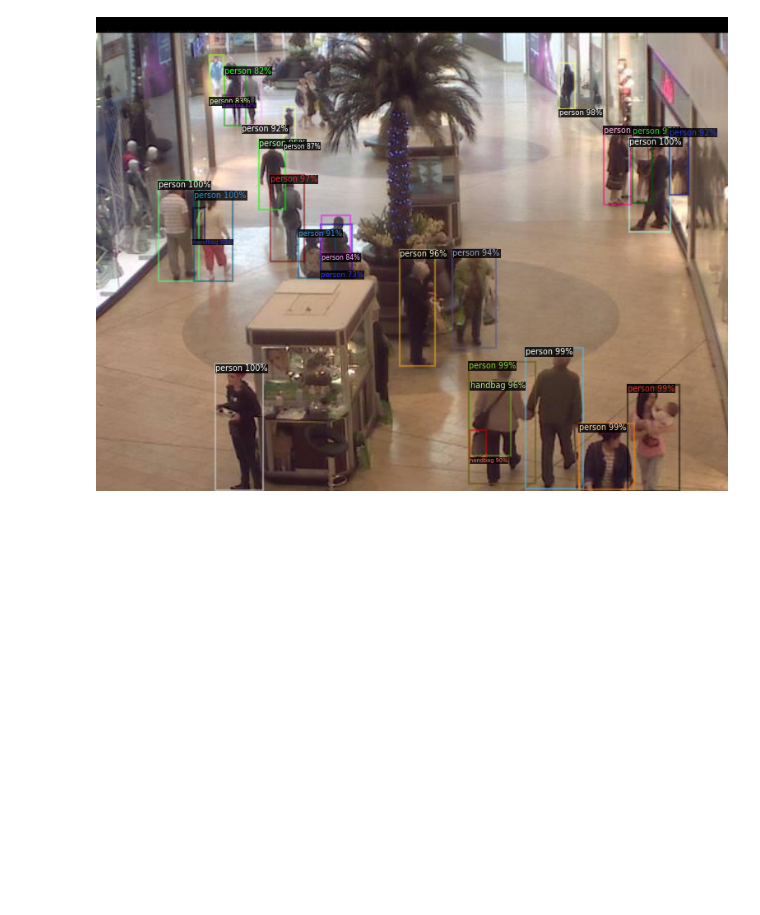
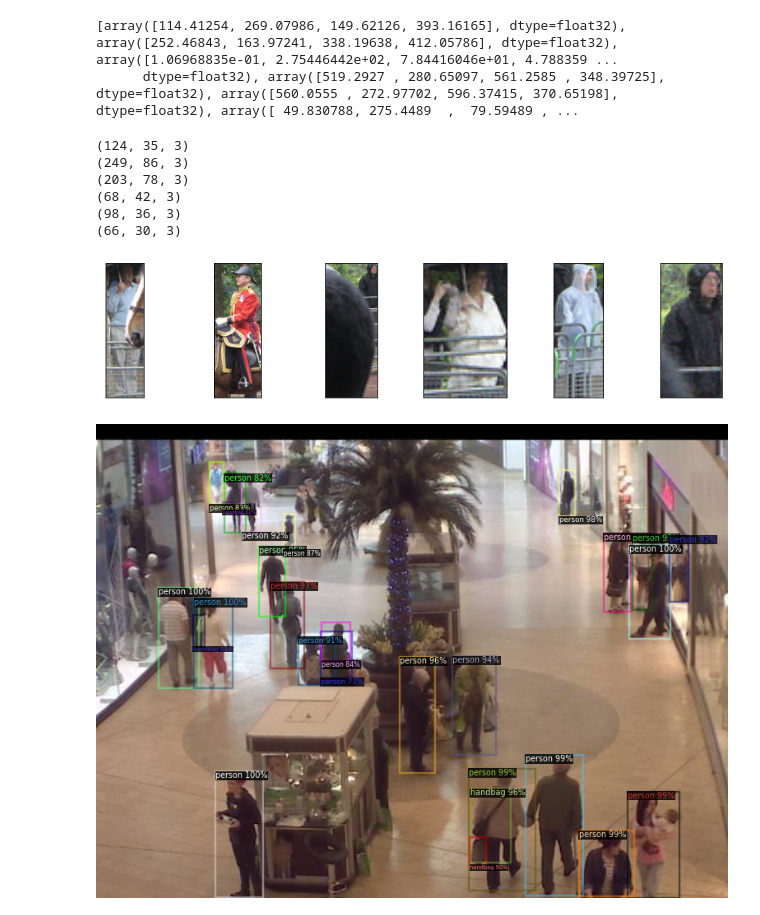
Before and after one commit to liuchentue/SVM-based-human-detection, a Jupyter notebook: Faster_RCNN.ipynb, the cells around one changed output. Cells and saved outputs as stored; diff of their text form; code cells hidden in the pictures; blank space fills up the shorter version.

Commit message:
Functions made for preparing the person dataset

```diff
--- a/Faster_RCNN.ipynb
+++ b/Faster_RCNN.ipynb
@@ -118,4 +100,72 @@ personboxes=[]
 Number of people in the picture: 12
+# %%
+ #Function for extracting the person boxes out from the image using the Faster RCNN
+ def Identifyperson(img, personlist):
+  # Create predictor
+  predictor = DefaultPredictor(cfg)
+  # Make prediction
+  outputs = predictor(img)
+  inst=outputs["instances"]
+  #extract the information from the predictor outputs
+  classes=inst.get("pred_classes")
+  precision=inst.get("scores")
+  locations=inst.get("pred_boxes")
+  #classes: what type of object is detected (for example, 0 for person; 25 for umbrella; 17 for horse) (based on COCO dataset)
+  #locations: the boxes locations of the detected objects (in our case, there are 17 boxes in the example photo)
+  #precision: the probability of the corresponding object classification to be accurate
+  classes=tf.make_ndarray(tf.make_tensor_proto(classes.cpu()))
+  precision=tf.make_ndarray(tf.make_tensor_proto(precision.cpu()))
+  locations=tf.make_ndarray(tf.make_tensor_proto(locations.tensor.cpu()))
+  #append the boxes that are predicted to be person into the output list
+  for i in range (len(classes)):
+    if(classes[i]==0):
+      personlist.append(locations[i])
+
+
+#Example showing how to use this function with the sample image
+personboxes=[]
+Identifyperson(im,personboxes)
+print(personboxes)
+# %% [output]
+[array([114.41254, 269.07986, 149.62126, 393.16165], dtype=float32), array([252.46843, 163.97241, 338.19638, 412.05786], dtype=float32), array([1.06968835e-01, 2.75446442e+02, 7.84416046e+01, 4.788359 ...
+      dtype=float32), array([519.2927 , 280.65097, 561.2585 , 348.39725], dtype=float32), array([560.0555 , 272.97702, 596.37415, 370.65198], dtype=float32), array([ 49.830788, 275.4489  ,  79.59489 , ...
+# %%
+#functions for cropping the person boxes as indicated by the locations and display them
+import matplotlib.pyplot as plt
+def plot_gallery(images, h, w, n_row=1,n_col=6):
+    """Helper function to plot a gallery of portraits"""
+    plt.figure(figsize=(1.8 * n_col, 2.4 * n_row))
+    plt.subplots_adjust(bottom=0, left=.01, right=.99, top=.90, hspace=.35)
+    for i in range(n_row * n_col):
+        plt.subplot(n_row, n_col, i + 1)
+        plt.imshow(cv2.cvtColor(images[i],cv2.COLOR_BGR2RGB))
+        print(np.shape(images[i]))
+        plt.xticks(())
+        plt.yticks(())
+
+def cropboxes(testim, bx,personset):
+  for i in range(len(bx)):
+    bxi=bx[i]
+    y1=int(bxi[0])
+    y2=int(bxi[2])
+    x1=int(bxi[1])
+    x2=int(bxi[3])
+    personi=testim[x1:x2,y1:y2]
+    personset.append(personi)
+  plot_gallery(personset,100,30)
+
+
+#showing an example of cropping using the sample image
+personimgs= []
+cropboxes(im,personboxes,personimgs)
+# %% [output]
+(124, 35, 3)
+(249, 86, 3)
+(203, 78, 3)
+(68, 42, 3)
+(98, 36, 3)
+(66, 30, 3)
+[figure, added]
 # %%
 img0001 = cv2.imread("/seq_000001.jpg")
 
```
Also changed, not shown: parts of 4 cells of this notebook.
